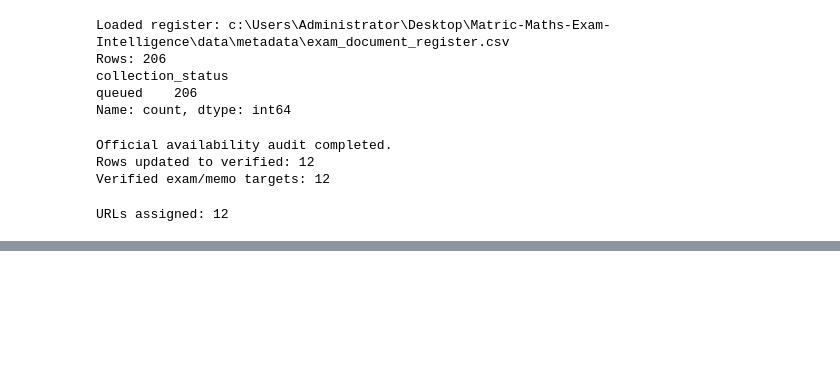
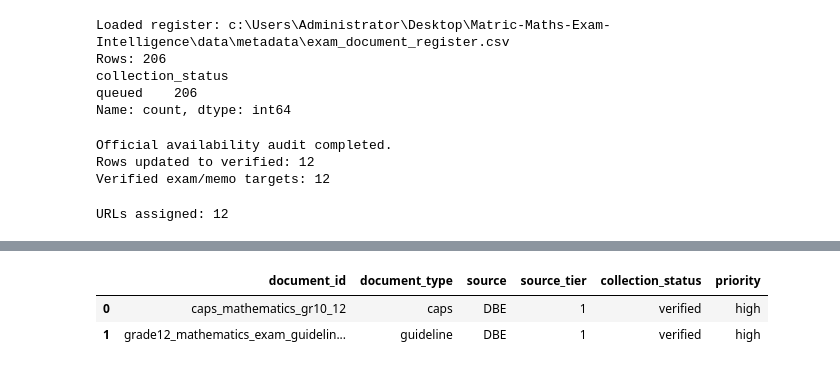
Before and after one commit to x892-boarberge/Matric-Maths-Exam-Intelligence, a Jupyter notebook: docs/01_Exam_Data_Collection.ipynb, the cells around one changed output, grey strips where cells are left out. Drawn from its saved outputs; the diff is of its cells as text; code cells hidden in the pictures; blank space fills up the shorter version.

```diff
--- a/docs/01_Exam_Data_Collection.ipynb
+++ b/docs/01_Exam_Data_Collection.ipynb
@@ -436,0 +489,77 @@ URLs assigned: 12
+# %%
+# ============================================================
+# SUPPORTING DOCUMENTS: CAPS + EXAM GUIDELINE
+# ============================================================
+
+now = datetime.now(timezone.utc).isoformat()
+
+SUPPORTING_DOCUMENTS = [
+    {
+        "document_id": "caps_mathematics_gr10_12",
+        "year": 2011,
+        "exam_session": "NA",
+        "paper": "NA",
+        "document_type": "caps",
+        "subject": "Mathematics",
+        "language": "English",
+        "source": "DBE",
+        "source_tier": 1,
+        "source_url": (
+            "https://www.education.gov.za/Portals/0/CD/"
+            "National%20Curriculum%20Statements%20and%20Vocational/"
+            "CAPS%20FET%20_%20MATHEMATICS%20_%20GR%2010-12%20_%20Web_1133.pdf"
+        ),
+        "file_name": "",
+        "file_path": "",
+        "curriculum_regime": "CAPS-Grade12",
+        "text_extractable": "unknown",
+        "ocr_required": "unknown",
+        "collection_status": "verified",
+        "priority": "high",
+        "notes": "Official DBE CAPS Mathematics Grades 10-12",
+        "date_added": now,
+    },
+    {
+        "document_id": "grade12_mathematics_exam_guideline_2021",
+        "year": 2021,
+        "exam_session": "NA",
+        "paper": "NA",
+        "document_type": "guideline",
+        "subject": "Mathematics",
+        "language": "English",
+        "source": "DBE",
+        "source_tier": 1,
+        "source_url": (
+            "https://www.education.gov.za/Portals/0/CD/"
+            "2021%20Exam%20Guidelines/"
+            "Mathematics%20GR%2012%20Exam%20Guidelines%202021%20Eng.pdf"
+        ),
+        "file_name": "",
+        "file_path": "",
+        "curriculum_regime": "CAPS-Grade12",
+        "text_extractable": "unknown",
+        "ocr_required": "unknown",
+        "collection_status": "verified",
+        "priority": "high",
+        "notes": "Official DBE Grade 12 Mathematics Examination Guideline (2021)",
+        "date_added": now,
+    },
+]
+
+supporting_df = pd.DataFrame(SUPPORTING_DOCUMENTS, columns=REGISTER_COLUMNS)
+
+# Replace any existing rows with same document_id
+register_df = register_df[
+    ~register_df["document_id"].isin(supporting_df["document_id"])
+].copy()
+
+register_df = pd.concat([register_df, supporting_df], ignore_index=True)
+register_df = register_df[REGISTER_COLUMNS]
+
+print("Supporting documents added/updated:")
+display(
+    supporting_df[
+        ["document_id", "document_type", "source", "source_tier", "collection_status", "priority"]
+    ]
+)
+# %% [output]
@@ -436,0 +567,3 @@ URLs assigned: 12
+|  | document_id | document_type | source | source_tier | collection_status | priority |
+| 0 | caps_mathematics_gr10_12 | caps | DBE | 1 | verified | high |
+| 1 | grade12_mathematics_exam_guidelin... | guideline | DBE | 1 | verified | high |
```
Also changed, not shown: parts of 6 cells of this notebook.
